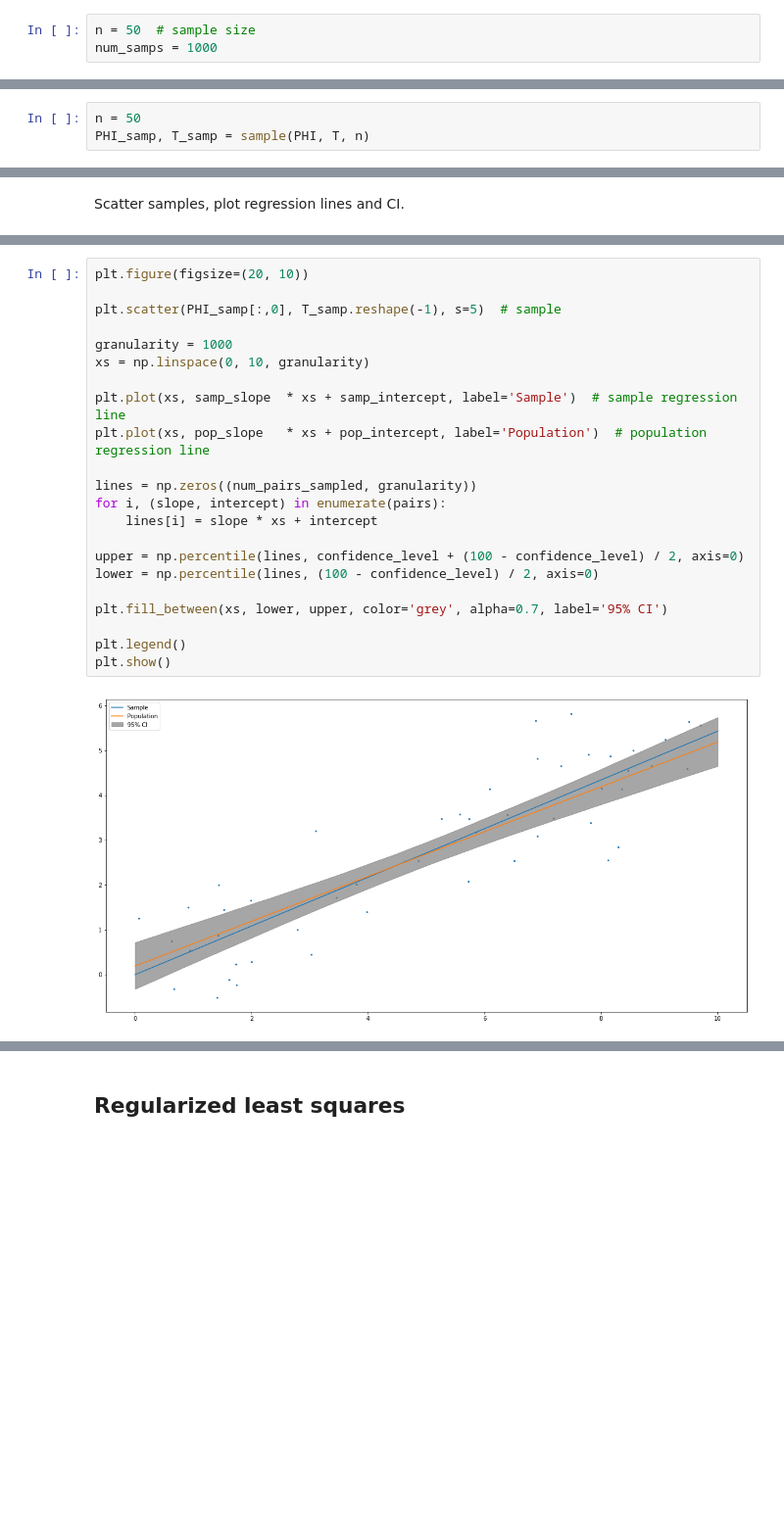
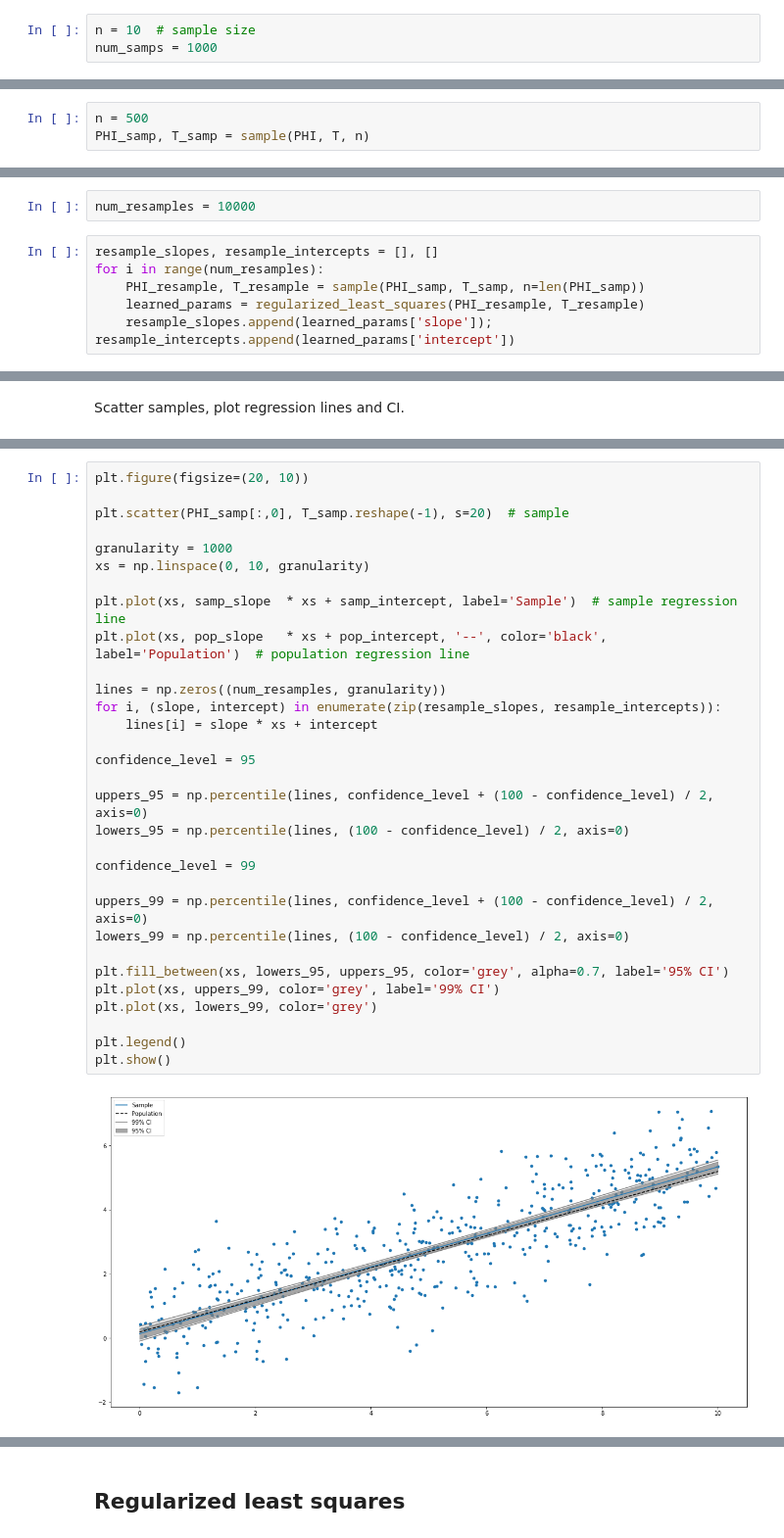
Before and after one commit to zhihanyang2022/bishop1995_notes, a Jupyter notebook: c3_single_layer_networks/least_square_method/least_square_method_demo.ipynb, the cells around one changed output, grey strips where cells are left out. Shown at 98% size. Cells and saved outputs as stored; diff of their text form; blank space fills up the shorter version.

Commit message:
Worked on c3 regression ci

```diff
--- a/c3_single_layer_networks/least_square_method/least_square_method_demo.ipynb
+++ b/c3_single_layer_networks/least_square_method/least_square_method_demo.ipynb
@@ -77,7 +77,7 @@ pop_slope, pop_intercept = pop_params['slope'], pop_params['intercept']
 # %% [markdown]
 Verify that the sampling distribution for both regression coefficients are normal.
 # %%
-n = 50  # sample size
+n = 10  # sample size
 num_samps = 1000
 # %%
 def sample(PHI, T, n):
@@ -121,7 +121,7 @@ plt.show()
 # %% [markdown]
 ### Sample one sample
 # %%
-n = 50
+n = 500
 PHI_samp, T_samp = sample(PHI, T, n)
 # %% [markdown]
 ### Compute sample statistics
@@ -188,0 +189,8 @@ Use a 2-d Guassian to model the joint distribution between boostrapped sample sl
+# %%
+num_resamples = 10000
+# %%
+resample_slopes, resample_intercepts = [], []
+for i in range(num_resamples):
+    PHI_resample, T_resample = sample(PHI_samp, T_samp, n=len(PHI_samp))
+    learned_params = regularized_least_squares(PHI_resample, T_resample)
+    resample_slopes.append(learned_params['slope']); resample_intercepts.append(learned_params['intercept'])
@@ -203,24 +211,33 @@ confidence_level = 95
 # %%
 plt.figure(figsize=(20, 10))
 
-plt.scatter(PHI_samp[:,0], T_samp.reshape(-1), s=5)  # sample
+plt.scatter(PHI_samp[:,0], T_samp.reshape(-1), s=20)  # sample
 
 granularity = 1000
 xs = np.linspace(0, 10, granularity)
 
 plt.plot(xs, samp_slope  * xs + samp_intercept, label='Sample')  # sample regression line
-plt.plot(xs, pop_slope   * xs + pop_intercept, label='Population')  # population regression line
+plt.plot(xs, pop_slope   * xs + pop_intercept, '--', color='black', label='Population')  # population regression line
 
-lines = np.zeros((num_pairs_sampled, granularity))
-for i, (slope, intercept) in enumerate(pairs):
+lines = np.zeros((num_resamples, granularity))
+for i, (slope, intercept) in enumerate(zip(resample_slopes, resample_intercepts)):
     lines[i] = slope * xs + intercept
 
-upper = np.percentile(lines, confidence_level + (100 - confidence_level) / 2, axis=0)
-lower = np.percentile(lines, (100 - confidence_level) / 2, axis=0)
+confidence_level = 95
 
-plt.fill_between(xs, lower, upper, color='grey', alpha=0.7, label='95% CI')
+uppers_95 = np.percentile(lines, confidence_level + (100 - confidence_level) / 2, axis=0)
+lowers_95 = np.percentile(lines, (100 - confidence_level) / 2, axis=0)
+
+confidence_level = 99
+
+uppers_99 = np.percentile(lines, confidence_level + (100 - confidence_level) / 2, axis=0)
+lowers_99 = np.percentile(lines, (100 - confidence_level) / 2, axis=0)
+
+plt.fill_between(xs, lowers_95, uppers_95, color='grey', alpha=0.7, label='95% CI')
+plt.plot(xs, uppers_99, color='grey', label='99% CI')
+plt.plot(xs, lowers_99, color='grey')
 
 plt.legend()
 plt.show()
 # %% [output]
-[figure, old version]
+[figure, new version]
```
Also changed, not shown: parts of 27 cells of this notebook.
